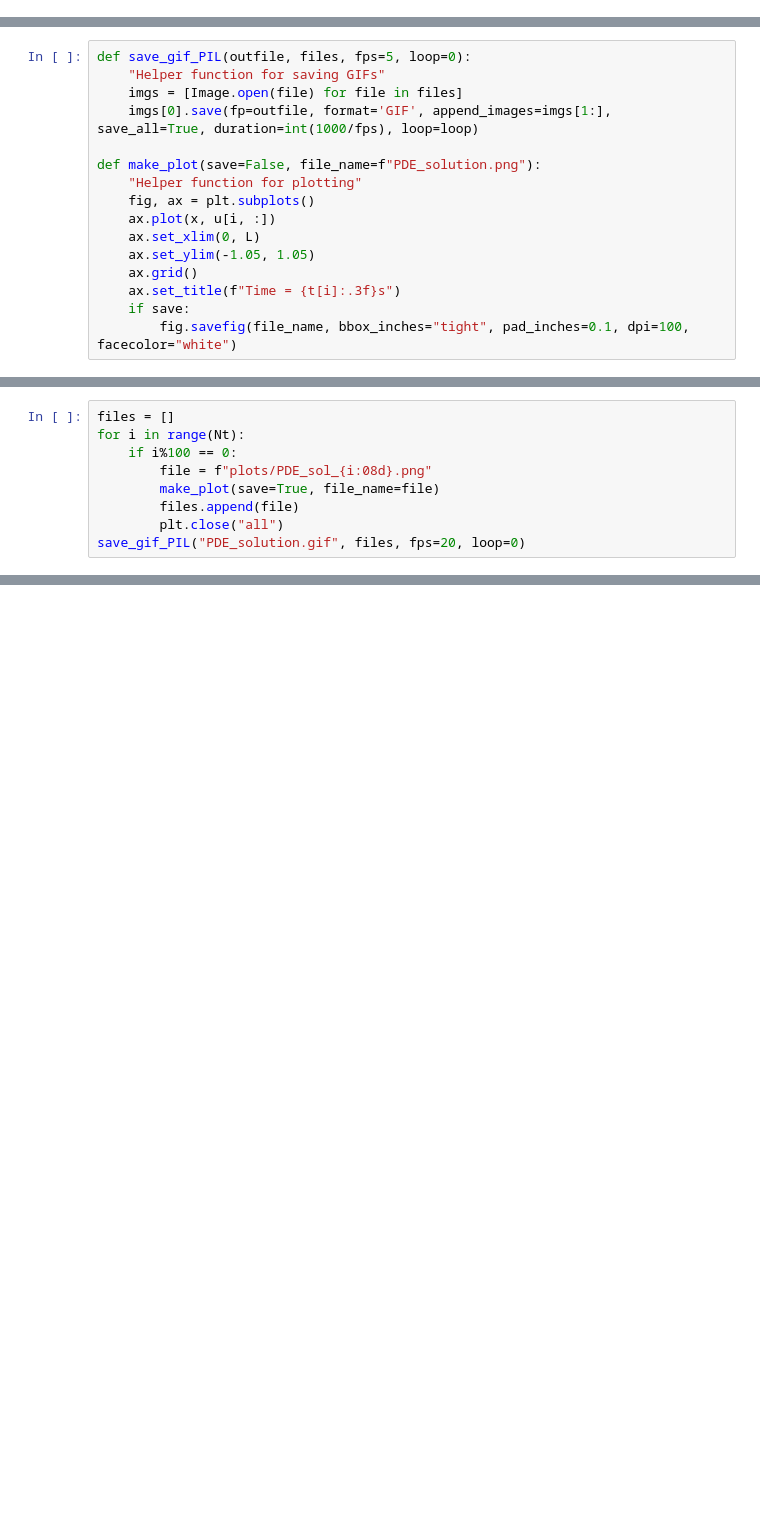
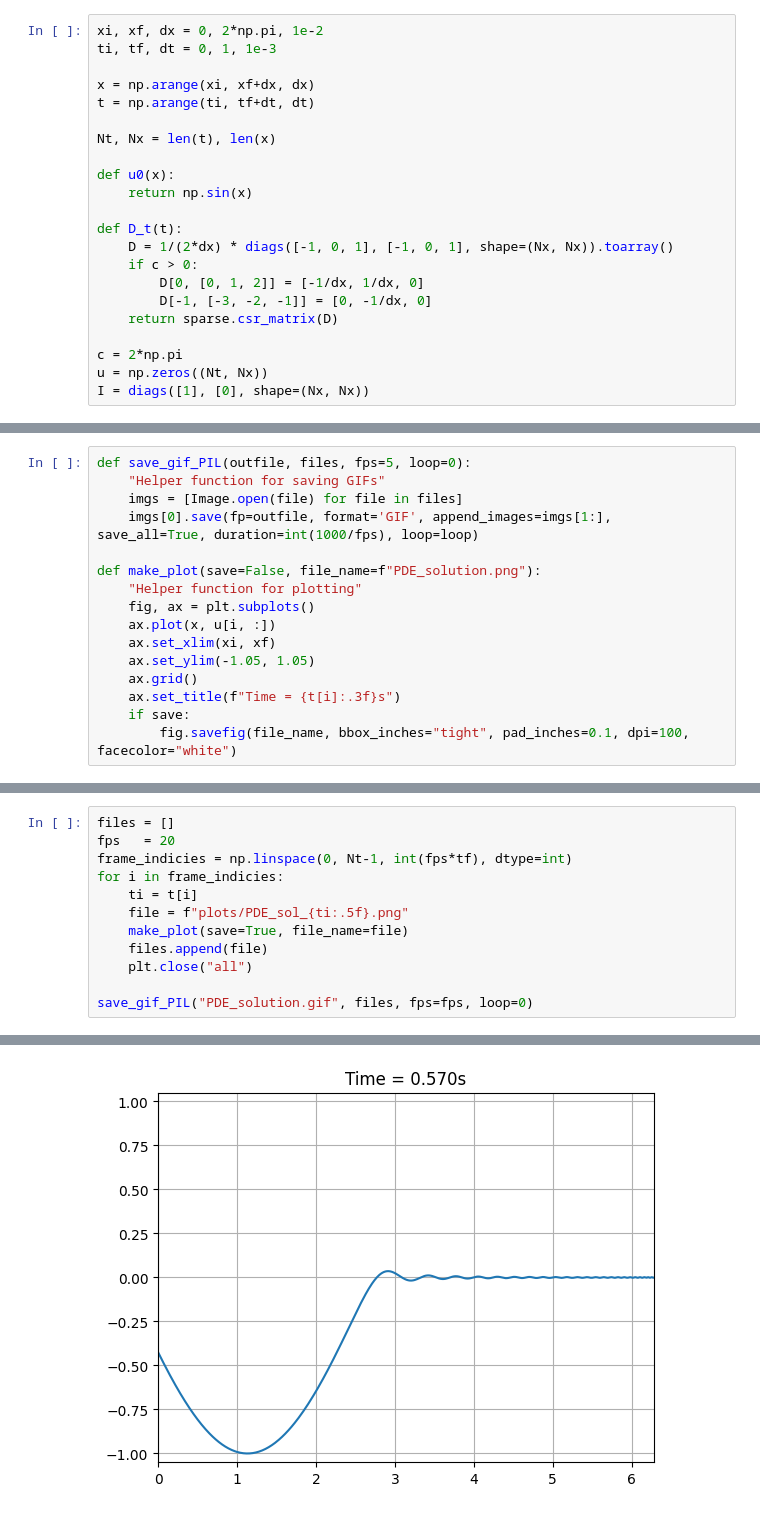
Before and after one commit to Mehdi-Haned/PINNs-Spring2025, a Jupyter notebook: PDEs/Advection Equation/Advection_equation.ipynb, the cells around one changed output, grey strips where cells are left out. Drawn from its saved outputs; the diff is of its cells as text; blank space fills up the shorter version.

```diff
--- a/PDEs/Advection Equation/Advection_equation.ipynb
+++ b/PDEs/Advection Equation/Advection_equation.ipynb
@@ -5 +9,23 @@ from PIL import Image
+# %%
+xi, xf, dx = 0, 2*np.pi, 1e-2
+ti, tf, dt = 0, 1, 1e-3
+
+x = np.arange(xi, xf+dx, dx)
+t = np.arange(ti, tf+dt, dt)
+
+Nt, Nx = len(t), len(x)
+
+def u0(x):
+    return np.sin(x)
+
+def D_t(t):
+    D = 1/(2*dx) * diags([-1, 0, 1], [-1, 0, 1], shape=(Nx, Nx)).toarray()
+    if c > 0:
+        D[0, [0, 1, 2]] = [-1/dx, 1/dx, 0]
+        D[-1, [-3, -2, -1]] = [0, -1/dx, 0]
+    return sparse.csr_matrix(D)
+
+c = 2*np.pi
+u = np.zeros((Nt, Nx))
+I = diags([1], [0], shape=(Nx, Nx))
 # %%
@@ -55,7 +57,7 @@ def make_plot(save=False, file_name=f"PDE_solution.png"):
     "Helper function for plotting"
     fig, ax = plt.subplots()
     ax.plot(x, u[i, :])
-    ax.set_xlim(0, L)
+    ax.set_xlim(xi, xf)
     ax.set_ylim(-1.05, 1.05)
     ax.grid()
     ax.set_title(f"Time = {t[i]:.3f}s")
@@ -64,9 +80,13 @@ def make_plot(save=False, file_name=f"PDE_solution.png"):
 # %%
 files = []
-for i in range(Nt):
-    if i%100 == 0:
-        file = f"plots/PDE_sol_{i:08d}.png"
-        make_plot(save=True, file_name=file)
-        files.append(file)
-        plt.close("all")
-save_gif_PIL("PDE_solution.gif", files, fps=20, loop=0)
+fps   = 20
+frame_indicies = np.linspace(0, Nt-1, int(fps*tf), dtype=int)
+for i in frame_indicies:
+    ti = t[i]
+    file = f"plots/PDE_sol_{ti:.5f}.png"
+    make_plot(save=True, file_name=file)
+    files.append(file)
+    plt.close("all")
+
+save_gif_PIL("PDE_solution.gif", files, fps=fps, loop=0)
+# %% [output]
@@ -72,0 +94 @@ save_gif_PIL("PDE_solution.gif", files, fps=20, loop=0)
+[figure, added]
```
Also changed, not shown: parts of 4 cells of this notebook, 33 other files.
